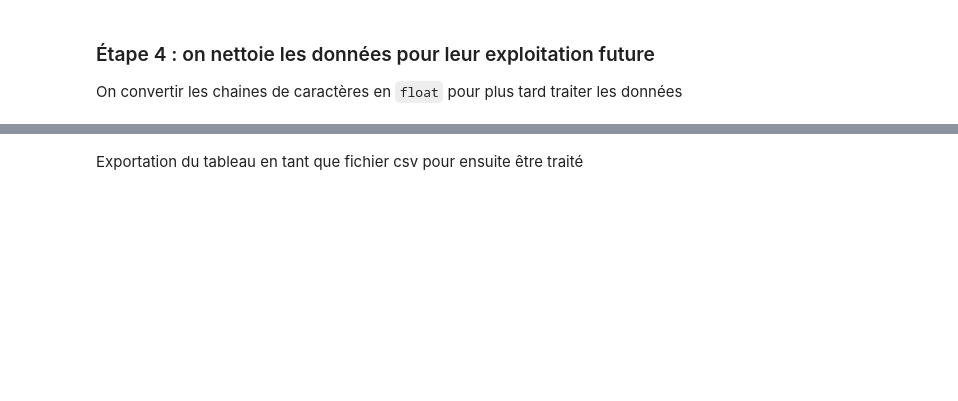
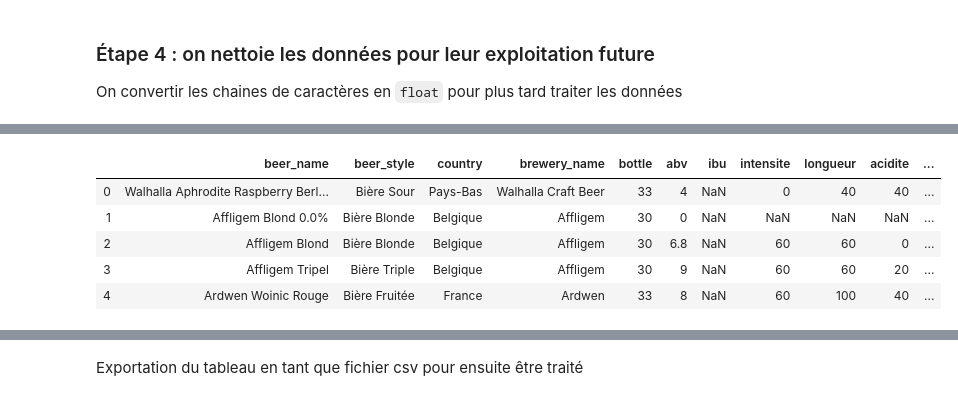
Before and after one commit to rhomain-rangeay/Projet-Python-pour-le-Data-Scientist, a Jupyter notebook: Enrichissement des bases de données.ipynb, the cells around one changed output, grey strips where cells are left out. Saved outputs shown, nothing was run; the diff lists cells and outputs as text; code cells hidden in the pictures; blank space fills up the shorter version.

```diff
--- a/Enrichissement des bases de données.ipynb
+++ b/Enrichissement des bases de données.ipynb
@@ -196,0 +136,24 @@ df_beers
+# %%
+# Fonction qui nettoie les données scrapées au format text. Cela permet ensuite de convertir les données chiffrées en float
+def clean(text):
+    text = text.replace(' cl','').replace('%','').replace('(','').replace(')','').replace('€ ','').replace(',','.')
+    return text
+
+# On nettoie les entrées du dataframe
+for i in range(len(df_beers)):
+    for j in ['bottle', 'abv', 'intensite', 'longueur', 'acidite', 'amertume', 'ibu', 'price', 'note']:
+        if df_beers[j][i] == '-': # Seules les données relatives à 'ibu' ont des valeurs '-'
+            df_beers[j][i] = np.nan
+        elif type(df_beers[j][i]) == str and len(df_beers[j][i]) > 6: # Nettoyage des données non chiffrées
+            df_beers[j][i] = np.nan
+        elif type(df_beers[j][i]) !=  float:
+            df_beers[j][i] = float(clean(df_beers[j][i])) # Nettoyage pour ensuite convertir au format float
+
+df_beers.head(5)
+# %% [output]
+|  | beer_name | beer_style | country | brewery_name | bottle | abv | ibu | intensite | longueur | acidite | ... |
+| 0 | Walhalla Aphrodite Raspberry Berl... | Bière Sour | Pays-Bas | Walhalla Craft Beer | 33 | 4 | NaN | 0 | 40 | 40 | ... |
+| 1 | Affligem Blond 0.0% | Bière Blonde | Belgique | Affligem | 30 | 0 | NaN | NaN | NaN | NaN | ... |
+| 2 | Affligem Blond | Bière Blonde | Belgique | Affligem | 30 | 6.8 | NaN | 60 | 60 | 0 | ... |
+| 3 | Affligem Tripel | Bière Triple | Belgique | Affligem | 30 | 9 | NaN | 60 | 60 | 20 | ... |
+| 4 | Ardwen Woinic Rouge | Bière Fruitée | France | Ardwen | 33 | 8 | NaN | 60 | 100 | 40 | ... |
```
Also changed, not shown: parts of 18 cells of this notebook, 1 other file.
